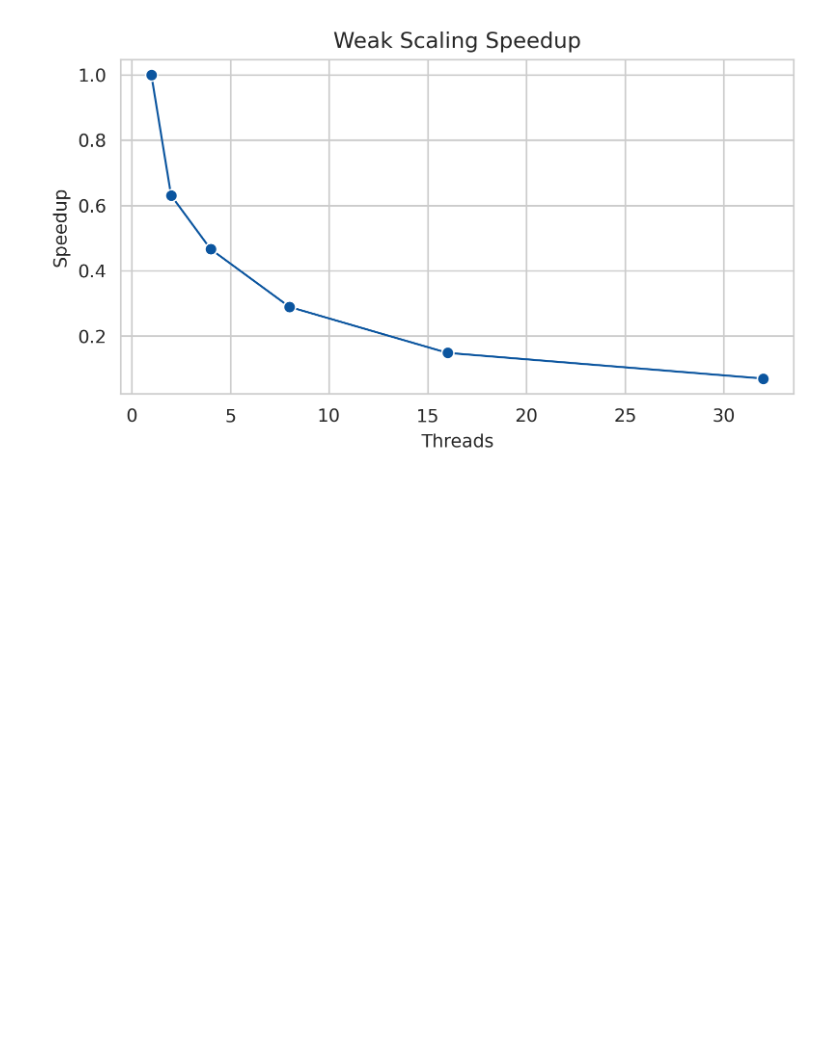
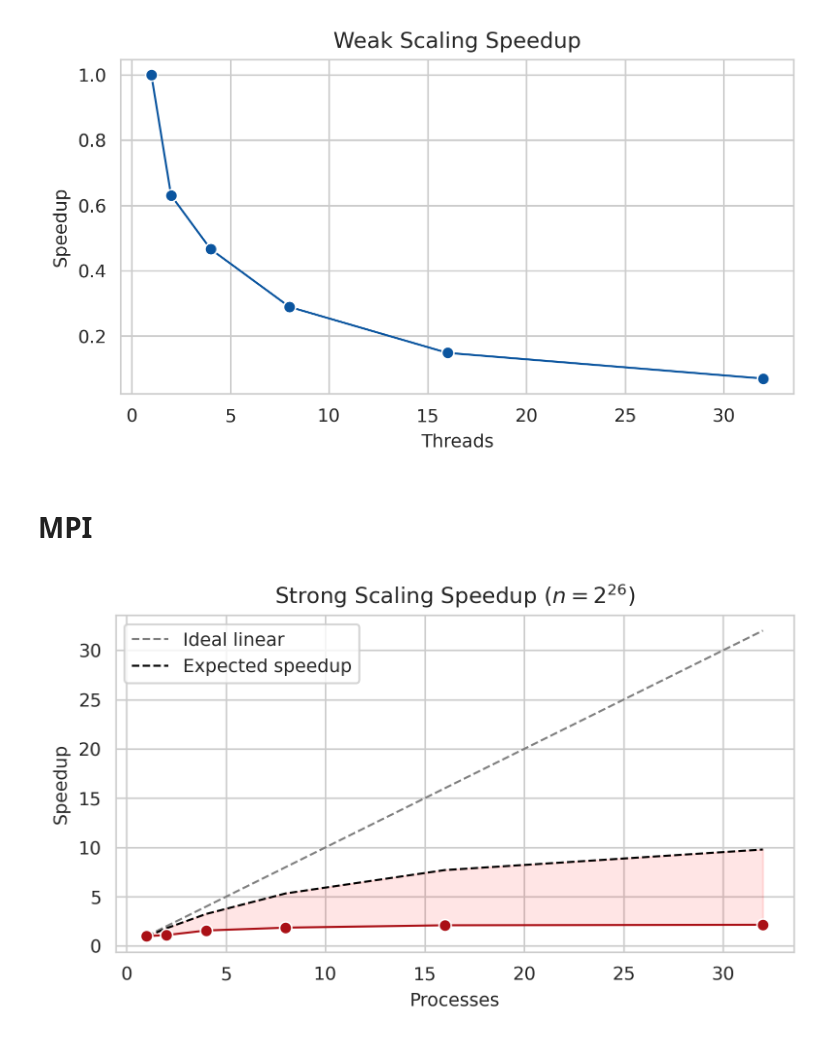
Before and after one commit to thedylone/FFT-accelerated, a Jupyter notebook: report/plot.ipynb, the cells around one changed output. Drawn from its saved outputs; the diff is of its cells as text; code cells hidden in the pictures; blank space fills up the shorter version.

```diff
--- a/report/plot.ipynb
+++ b/report/plot.ipynb
@@ -102,3 +125,32 @@ plt.title(f"Weak Scaling Speedup")
 plt.show()
 # %% [output]
 [figure]
+# %% [markdown]
+# MPI
+# %%
+n_to_compare = max(mpi_df['n'])
+mpi_strong_df = mpi_df[mpi_df["n"] == n_to_compare]
+baseline = mpi_strong_df[mpi_strong_df["processes"] == 1]["time_ms"].values[0]
+
+def strong_scaling(T):
+    return (T * np.log2(n_to_compare)) / (np.log2(n_to_compare / T) + 2 * T)
+
+processes = np.array(sorted(mpi_strong_df["processes"].unique()))
+speedups = [baseline / mpi_strong_df[mpi_strong_df["processes"] == t]["time_ms"].values[0] for t in processes]
+
+# optional: ideal speedup reference line
+plt.plot(processes, processes, linestyle='--', color='gray', label='Ideal linear')
+plt.plot(processes, strong_scaling(processes), linestyle='--', color='black', label='Expected speedup')
+
+sns.lineplot(x=processes, y=speedups, marker='o', color=mpi_col[-1])
+
+plt.fill_between(x=processes, y1=speedups, y2=strong_scaling(processes), alpha=0.1, color="red")
+
+plt.xlabel("Processes")
+plt.ylabel("Speedup")
+plt.title(f"Strong Scaling Speedup ($n=2^{{{int(np.log2(n_to_compare))}}}$)")
+
+plt.legend()
+plt.show()
+# %% [output]
+[figure, added]
```
Also changed, not shown: parts of 3 cells of this notebook, 12 other files.
